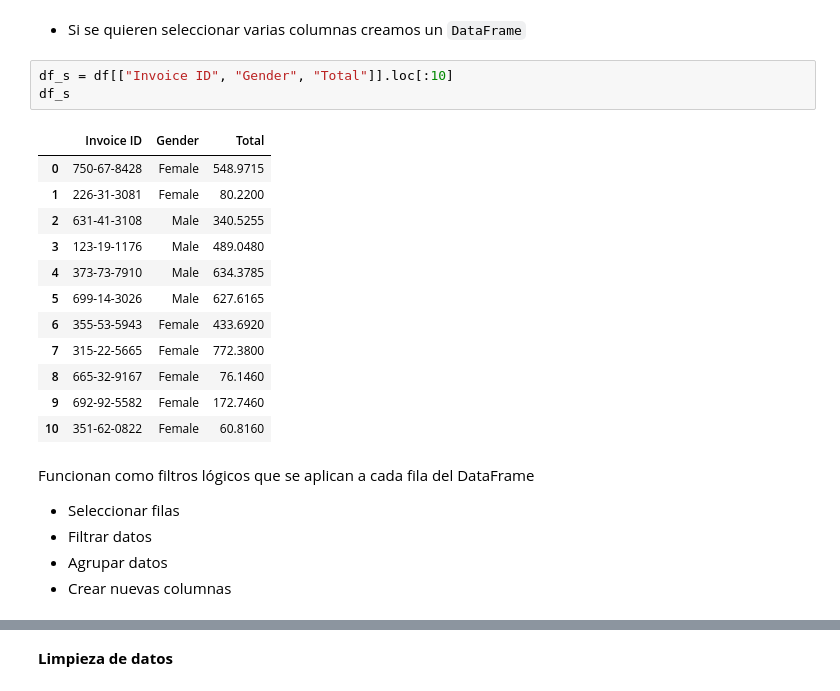
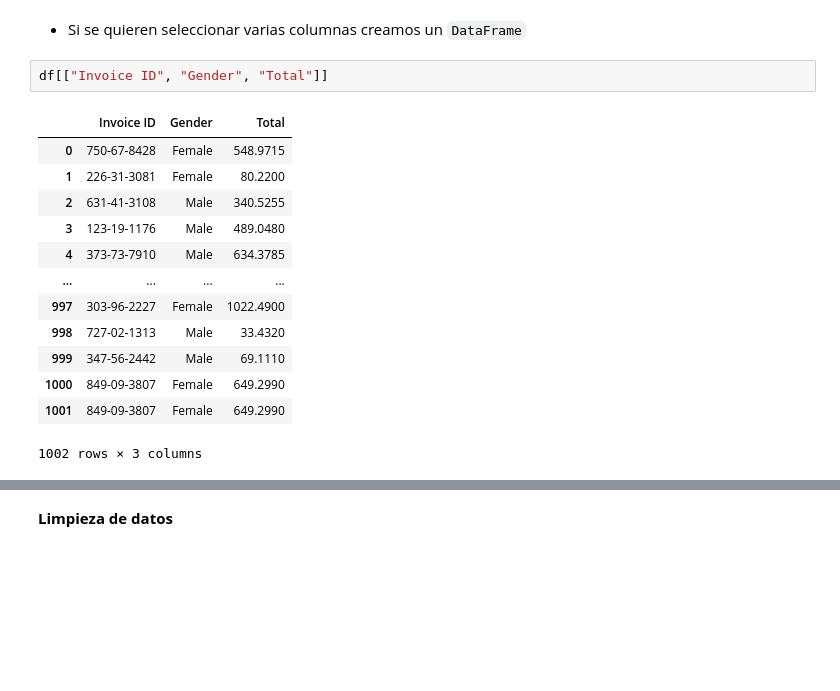
Before and after one commit to kkyouma/ayudantia_computacion_2, a Jupyter notebook: Ayudantia 2/Ayudantia_2.ipynb, the cells around one changed output, grey strips where cells are left out. Cells and saved outputs as stored; diff of their text form; blank space fills up the shorter version.

```diff
--- a/Ayudantia 2/Ayudantia_2.ipynb
+++ b/Ayudantia 2/Ayudantia_2.ipynb
@@ -101,25 +100,18 @@ Name: City, Length: 1002, dtype: object
 # %% [markdown]
 - Si se quieren seleccionar varias columnas creamos un `DataFrame`
 # %%
-df_s = df[["Invoice ID", "Gender", "Total"]].loc[:10]
-df_s
+df[["Invoice ID", "Gender", "Total"]]
 # %% [output]
 |  | Invoice ID | Gender | Total |
 | 0 | 750-67-8428 | Female | 548.9715 |
 | 1 | 226-31-3081 | Female | 80.2200 |
 | 2 | 631-41-3108 | Male | 340.5255 |
 | 3 | 123-19-1176 | Male | 489.0480 |
 | 4 | 373-73-7910 | Male | 634.3785 |
-| 5 | 699-14-3026 | Male | 627.6165 |
-| 6 | 355-53-5943 | Female | 433.6920 |
-| 7 | 315-22-5665 | Female | 772.3800 |
-| 8 | 665-32-9167 | Female | 76.1460 |
-| 9 | 692-92-5582 | Female | 172.7460 |
-| 10 | 351-62-0822 | Female | 60.8160 |
+| ... | ... | ... | ... |
+| 997 | 303-96-2227 | Female | 1022.4900 |
+| 998 | 727-02-1313 | Male | 33.4320 |
+| 999 | 347-56-2442 | Male | 69.1110 |
+| 1000 | 849-09-3807 | Female | 649.2990 |
+| 1001 | 849-09-3807 | Female | 649.2990 |
+1002 rows × 3 columns
-# %% [markdown]
-Funcionan como filtros lógicos que se aplican a cada fila del DataFrame
-
-- Seleccionar filas
-- Filtrar datos
-- Agrupar datos
-- Crear nuevas columnas
```
Also changed, not shown: parts of 15 cells of this notebook, 2 other files.
